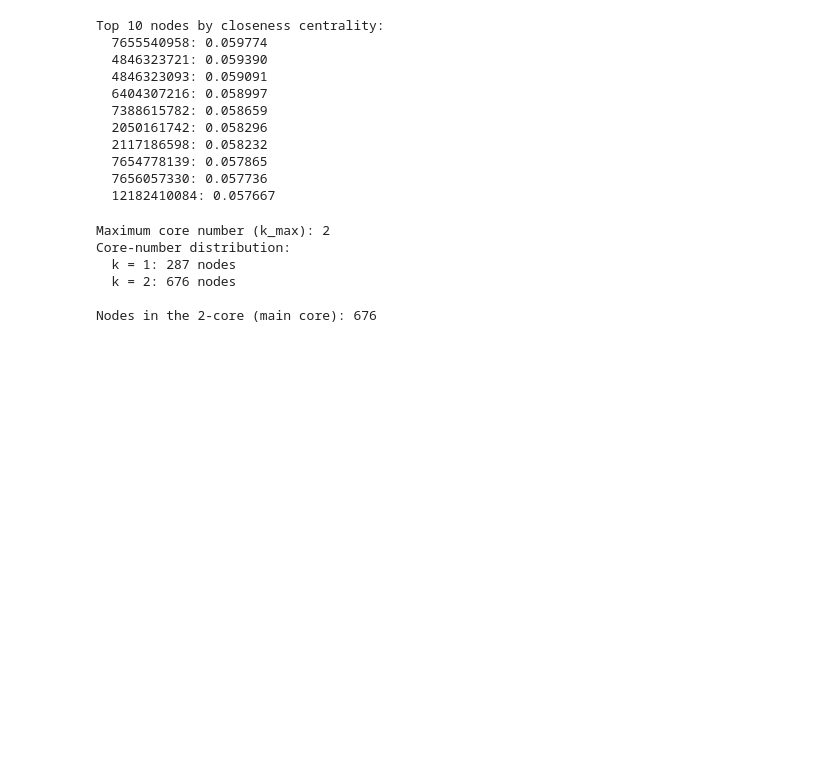
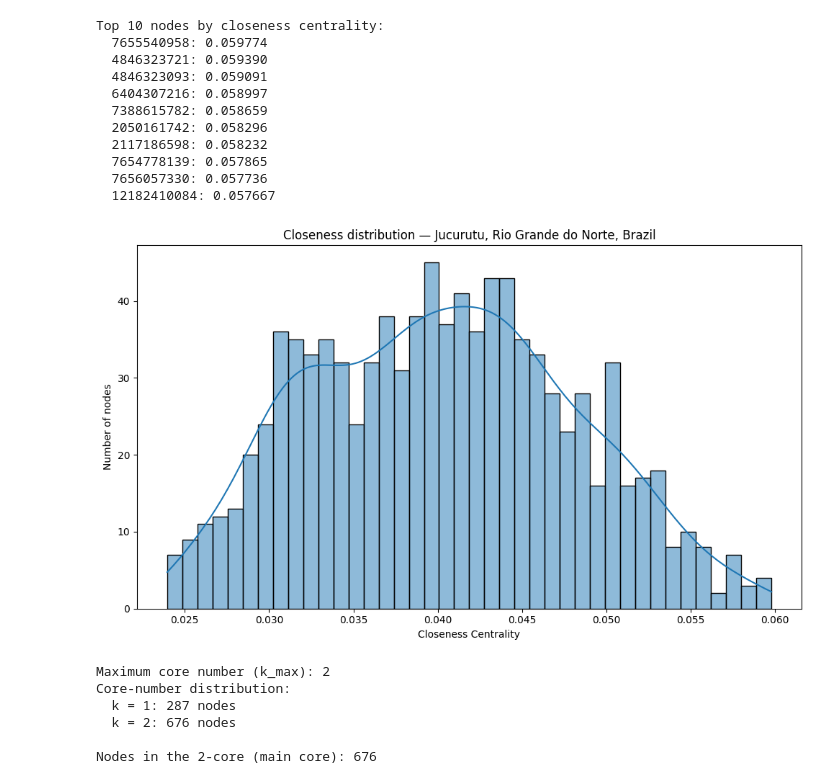
Before and after one commit to jpxx-arts/jucurutu, a Jupyter notebook: project2.ipynb, the cells around one changed output. Saved outputs shown, nothing was run; the diff lists cells and outputs as text; code cells hidden in the pictures; blank space fills up the shorter version.

```diff
--- a/project2.ipynb
+++ b/project2.ipynb
@@ -163,6 +187,26 @@ Top 10 nodes by closeness centrality:
   7654778139: 0.057865
   7656057330: 0.057736
   12182410084: 0.057667
+# %%
+closeness_values = list(closeness.values())
+
+plt.figure(figsize=(10, 6))
+
+sns.histplot(
+    closeness_values,
+    bins=40,
+    kde=True
+)
+
+plt.xlabel("Closeness Centrality")
+plt.ylabel("Number of nodes")
+plt.title(f"Closeness distribution — {place}")
+
+plt.tight_layout()
+plt.savefig("outputs/closeness_distribution.png", dpi=150)
+plt.show()
+# %% [output]
+[figure, added]
 # %%
 # k-core decomposition: peeling algorithm that iteratively removes nodes with
 # degree < k until only nodes belonging to the densest substructure of order k
```
Also changed, not shown: parts of 6 cells of this notebook, 3 other files.
